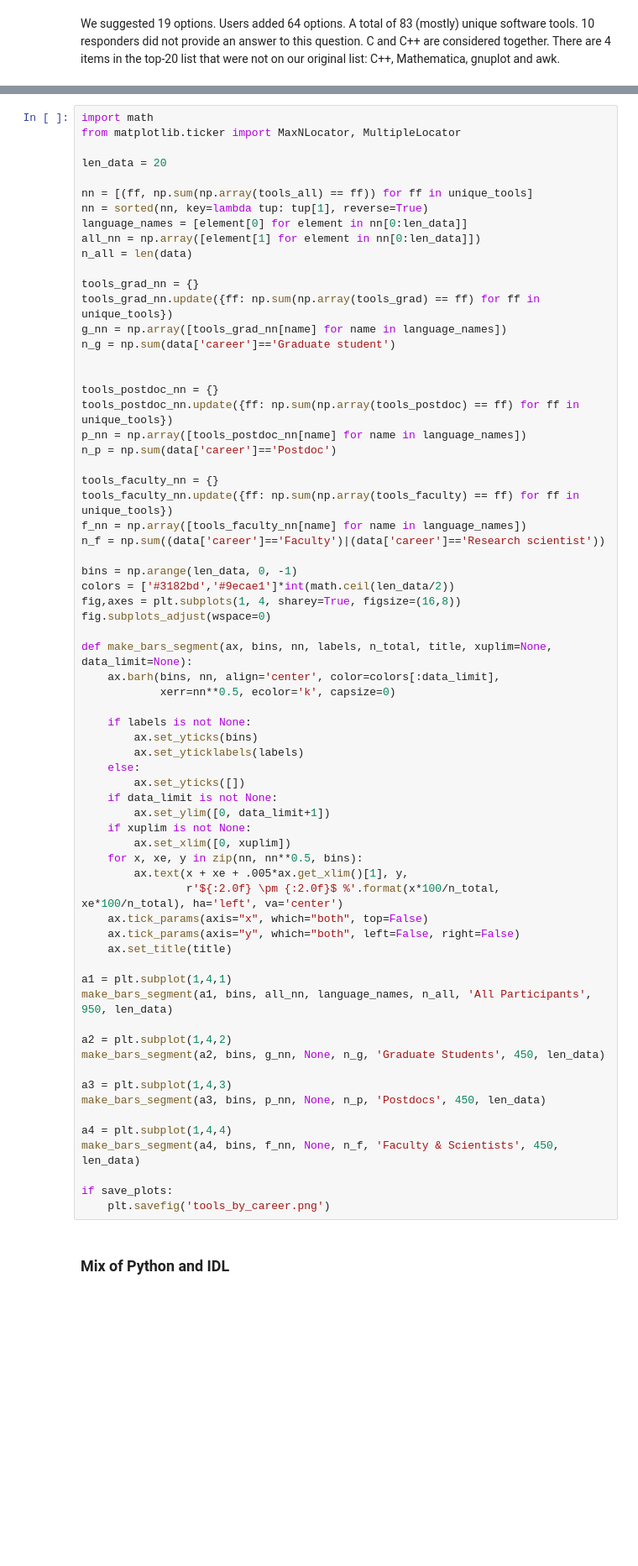
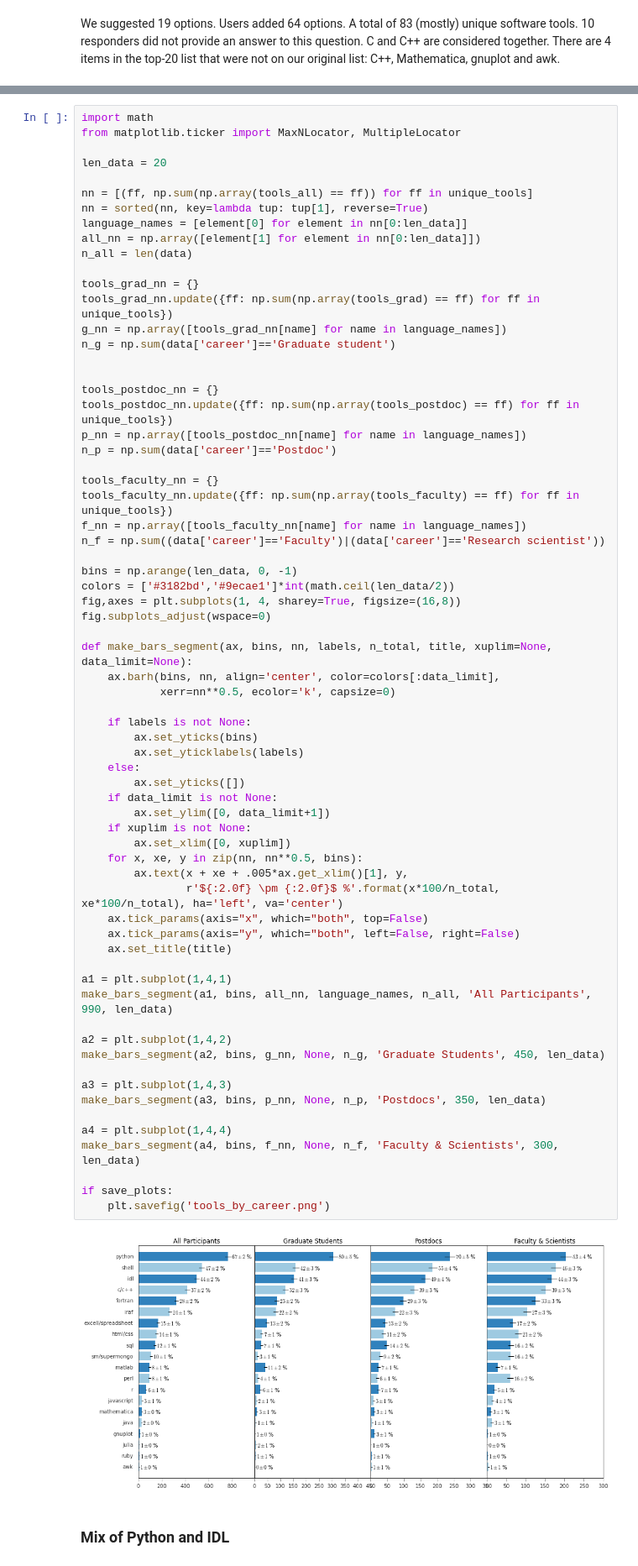
Before and after one commit to eteq/software_survey_analysis, a Jupyter notebook: software_survey.ipynb, the cells around one changed output, grey strips where cells are left out. Shown: that part at 84% size. Drawn from its saved outputs; the diff is of its cells as text; blank space fills up the shorter version.

```diff
--- a/software_survey.ipynb
+++ b/software_survey.ipynb
@@ -221,36 +300,38 @@ def make_bars_segment(ax, bins, nn, labels, n_total, title, xuplim=None, data_li
     ax.barh(bins, nn, align='center', color=colors[:data_limit],
             xerr=nn**0.5, ecolor='k', capsize=0)
 
     if labels is not None:
         ax.set_yticks(bins)
         ax.set_yticklabels(labels)
     else:
         ax.set_yticks([])
     if data_limit is not None:
         ax.set_ylim([0, data_limit+1])
     if xuplim is not None:
         ax.set_xlim([0, xuplim])
     for x, xe, y in zip(nn, nn**0.5, bins):
         ax.text(x + xe + .005*ax.get_xlim()[1], y,
                 r'${:2.0f} \pm {:2.0f}$ %'.format(x*100/n_total, xe*100/n_total), ha='left', va='center')
     ax.tick_params(axis="x", which="both", top=False)
     ax.tick_params(axis="y", which="both", left=False, right=False)
     ax.set_title(title)
 
 a1 = plt.subplot(1,4,1)
-make_bars_segment(a1, bins, all_nn, language_names, n_all, 'All Participants', 950, len_data)
+make_bars_segment(a1, bins, all_nn, language_names, n_all, 'All Participants', 990, len_data)
 
 a2 = plt.subplot(1,4,2)
 make_bars_segment(a2, bins, g_nn, None, n_g, 'Graduate Students', 450, len_data)
 
 a3 = plt.subplot(1,4,3)
-make_bars_segment(a3, bins, p_nn, None, n_p, 'Postdocs', 450, len_data)
+make_bars_segment(a3, bins, p_nn, None, n_p, 'Postdocs', 350, len_data)
 
 a4 = plt.subplot(1,4,4)
-make_bars_segment(a4, bins, f_nn, None, n_f, 'Faculty & Scientists', 450, len_data)
+make_bars_segment(a4, bins, f_nn, None, n_f, 'Faculty & Scientists', 300, len_data)
 
 if save_plots:
     plt.savefig('tools_by_career.png')
+# %% [output]
+[figure, added]
 # %% [markdown]
 ### Mix of Python and IDL
 # %%
```
Also changed, not shown: parts of 24 cells of this notebook.
